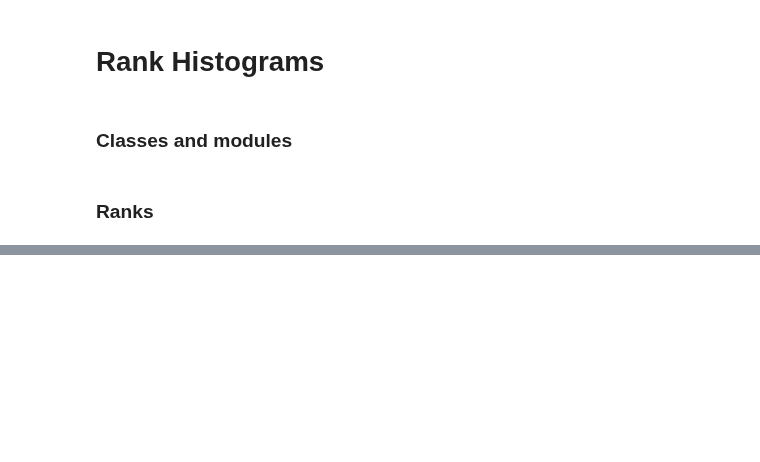
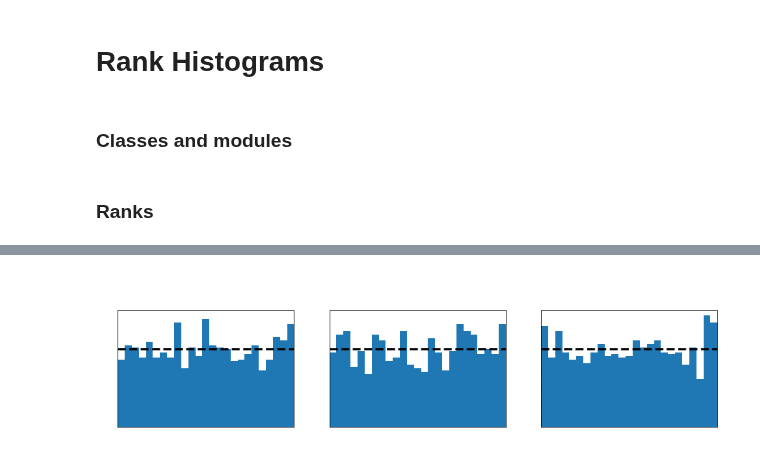
Before and after one commit to sintefmath/multilevelDA, a Jupyter notebook: notebooks/Basin-Ranks-PostProcessing.ipynb, the cells around one changed output, grey strips where cells are left out. Cells and saved outputs as stored; diff of their text form; code cells hidden in the pictures; blank space fills up the shorter version.

```diff
--- a/notebooks/Basin-Ranks-PostProcessing.ipynb
+++ b/notebooks/Basin-Ranks-PostProcessing.ipynb
@@ -56,0 +72,4 @@ for i in range(3):
+# %%
+plot_histogram(0, "posterior")
+# %% [output]
+[figure, added]
```
Also changed, not shown: parts of 15 cells of this notebook, 2 other files.
